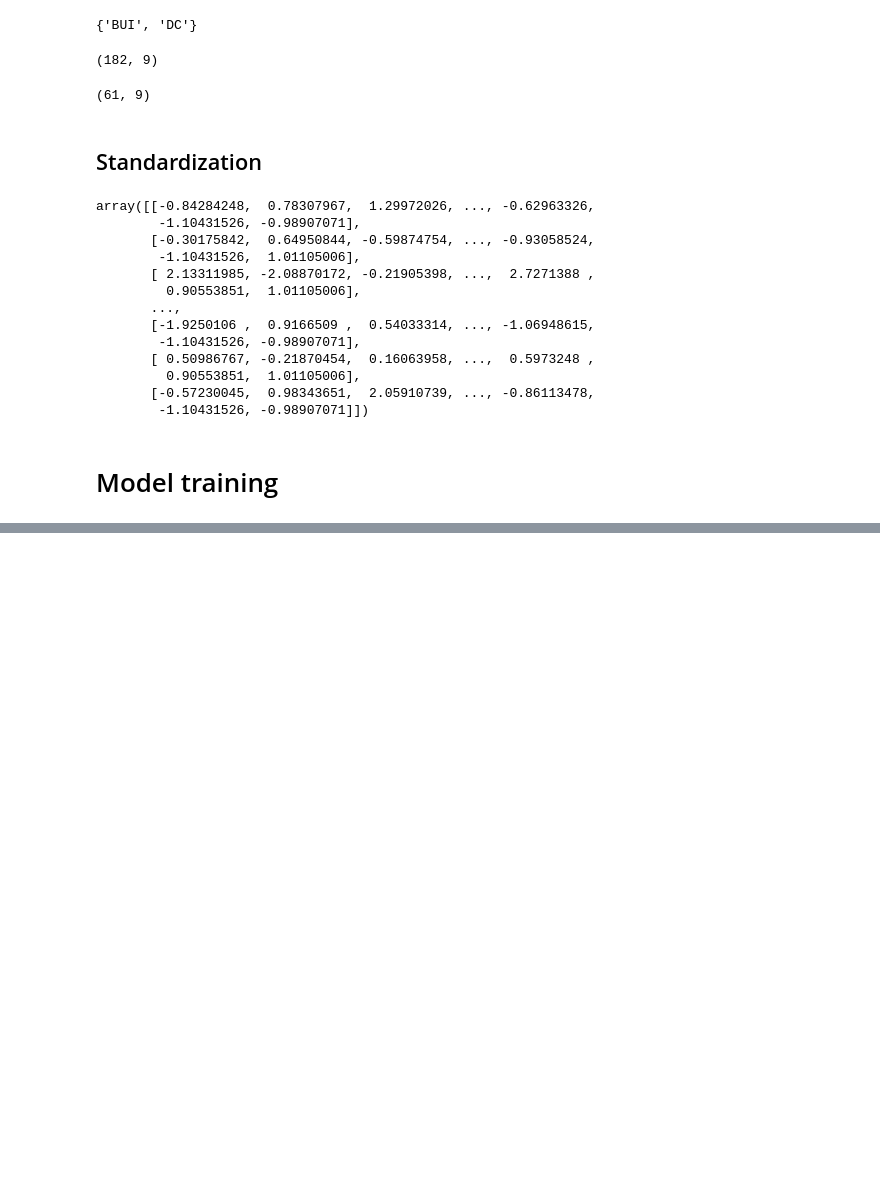
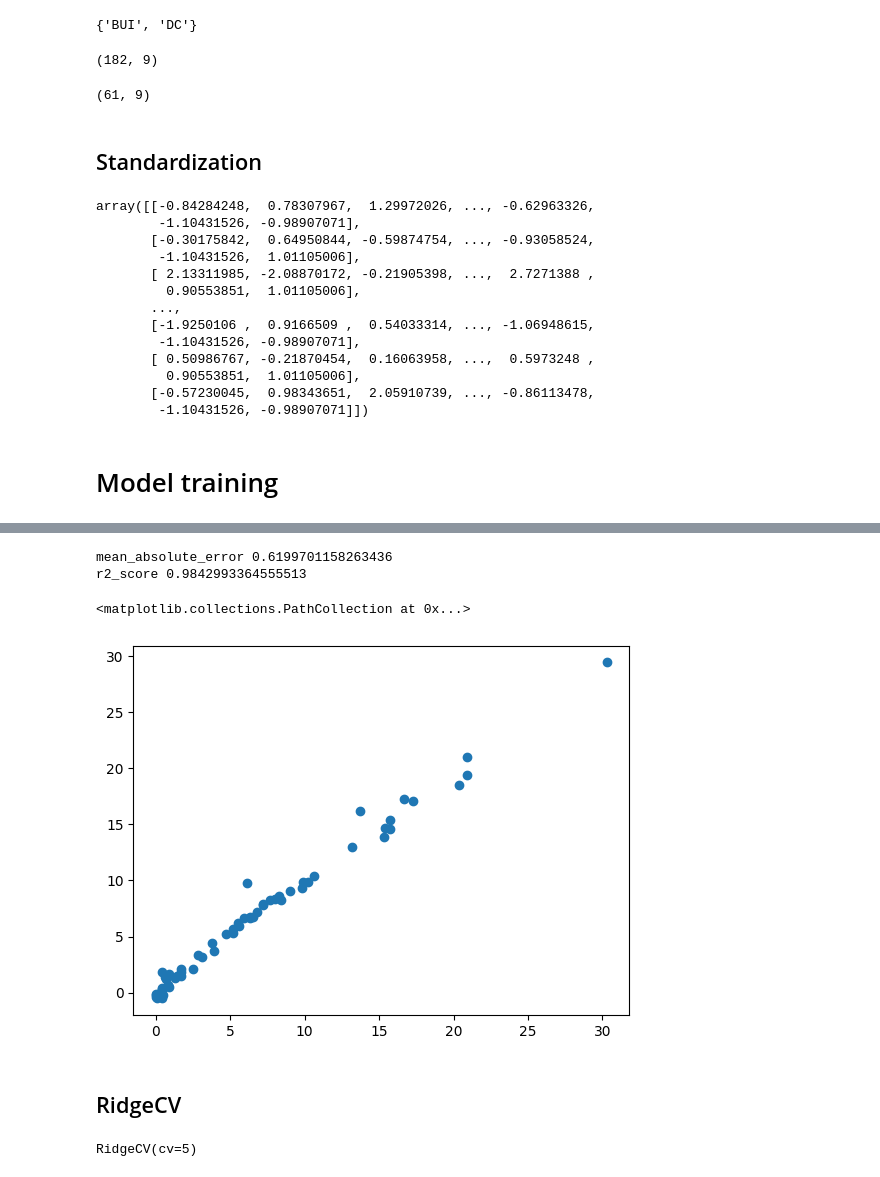
Before and after one commit to rohit00-07/Algerian-Forest-dataset, a Jupyter notebook: notebook.ipynb, the cells around one changed output, grey strips where cells are left out. Cells and saved outputs as stored; diff of their text form; code cells hidden in the pictures; blank space fills up the shorter version.

```diff
--- a/notebook.ipynb
+++ b/notebook.ipynb
@@ -519,0 +560,20 @@ y_train.shape
+# %%
+y_pred=ridge.predict(X_test_scaler)
+mse=mean_absolute_error(y_test,y_pred)
+score= r2_score(y_test,y_pred)
+print("mean_absolute_error",mea)
+print("r2_score",score)
+plt.scatter(y_test,y_pred)
+# %% [output]
+mean_absolute_error 0.6199701158263436
+r2_score 0.9842993364555513
+<matplotlib.collections.PathCollection at 0x...>
+[figure, added]
+# %% [markdown]
+## RidgeCV
+# %%
+from sklearn.linear_model import RidgeCV
+ridgecv=RidgeCV(cv=5)
+ridgecv.fit(X_test_scaler,y_test)
+# %% [output]
+RidgeCV(cv=5)
```
Also changed, not shown: parts of 17 cells of this notebook.
